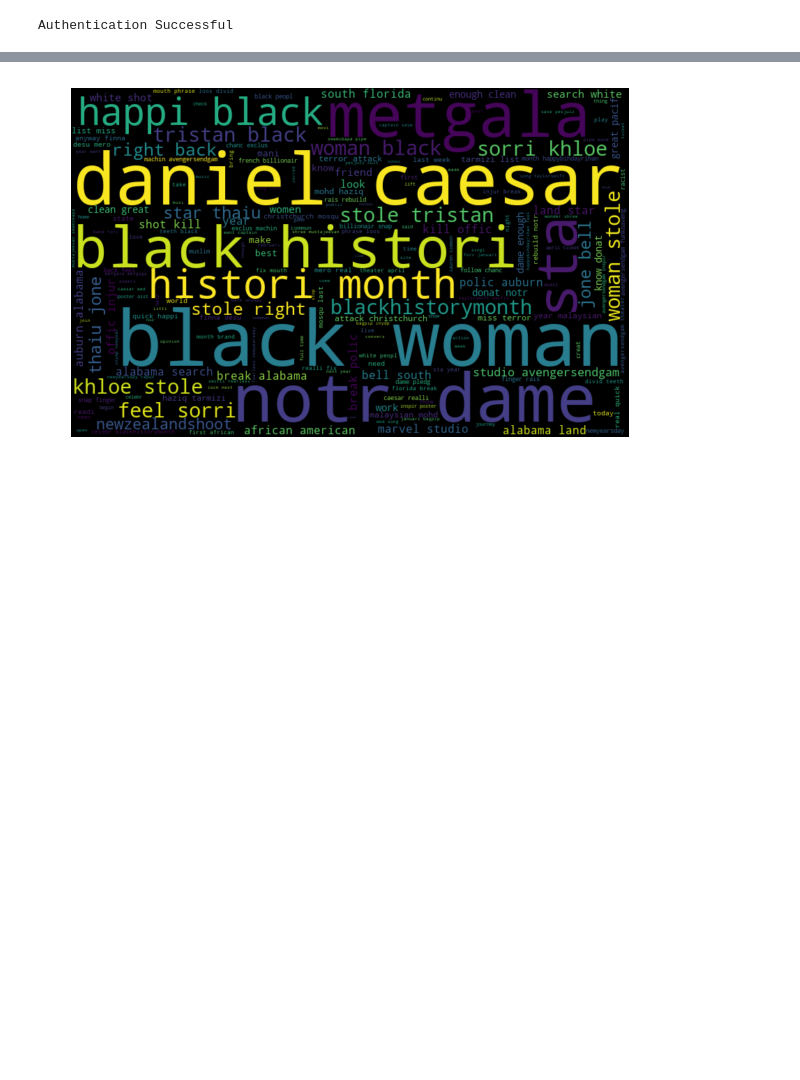
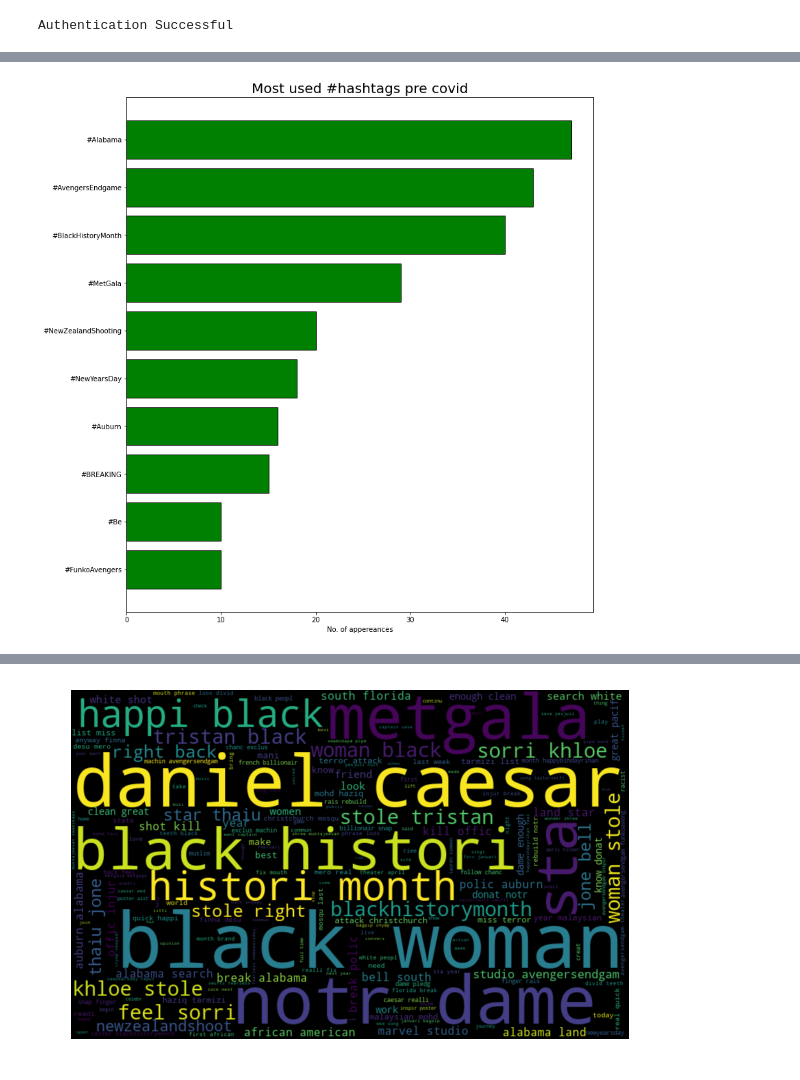
Before and after one commit to revanth802/CMPE-255-FA2020-Team6, a Jupyter notebook: Notebook.ipynb, the cells around one changed output, grey strips where cells are left out. Saved outputs shown, nothing was run; the diff lists cells and outputs as text; code cells hidden in the pictures; blank space fills up the shorter version.

Commit message:
Adding Bar charts for pre and post covid tweets for Hashtags

```diff
--- a/Notebook.ipynb
+++ b/Notebook.ipynb
@@ -182,3 +185,40 @@ def preprocessing(df):
 # %%
 precovid_df= pd.read_csv(open('2019Tweets Jan - May 550.csv','rU',encoding='utf-8'), sep='\t', engine='c')
 covid_timeline= pd.read_csv(open('2020Tweets Random - 200.csv','rU',encoding='utf-8'), sep='\t', engine='c')
+# %%
+def find_top_n_hashtags(df, n):
+    tags = []
+    tag_pattern = re.compile(r"#[a-zA-Z]+")
+    tag_matches = list(df['tweet'].apply(tag_pattern.findall))
+    tag_dict = {}
+    for match in tag_matches:
+        for singlematch in match:
+            if singlematch not in tag_dict.keys():
+                tag_dict[singlematch] = 1
+            else:
+                tag_dict[singlematch] = tag_dict[singlematch]+1
+
+    ordered_list =sorted(tag_dict.items(), key=lambda x:x[1])
+    ordered_list = ordered_list[::-1]
+    #Separating the hashtags and their values into two different lists
+    ordered_values = []
+    ordered_keys = []
+    for item in ordered_list[0:n]:
+        ordered_keys.append(item[0])
+        ordered_values.append(item[1])
+
+    return ordered_keys, ordered_values
+# %%
+hashtag_ordered_keys, hashtag_ordered_values = find_top_n_hashtags(precovid_df, 10)
+#Plotting a graph with the most used hashtags
+fig, ax = plt.subplots(figsize = (12,12))
+y_pos = np.arange(len(hashtag_ordered_keys))
+ax.barh(y_pos ,list(hashtag_ordered_values)[::-1], align='center', color = 'green', edgecolor = 'black', linewidth=1)
+ax.set_yticks(y_pos)
+ax.set_yticklabels(list(hashtag_ordered_keys)[::-1])
+ax.set_xlabel("No. of appereances")
+ax.set_title("Most used #hashtags pre covid", fontsize = 20)
+plt.tight_layout(pad=3)
+plt.show()
+# %% [output]
+[figure, added]
```
Also changed, not shown: parts of 2 cells of this notebook.
